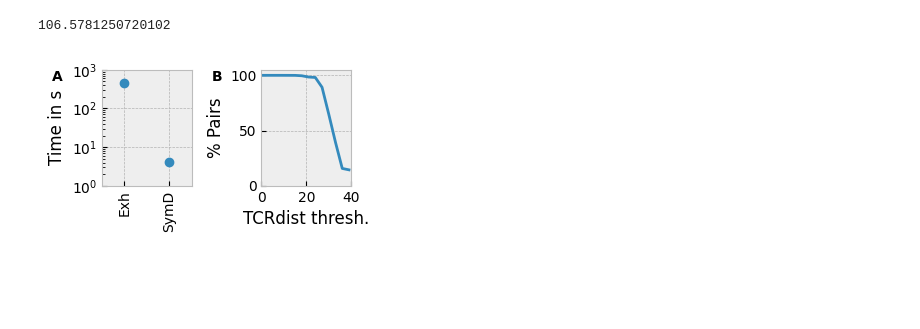
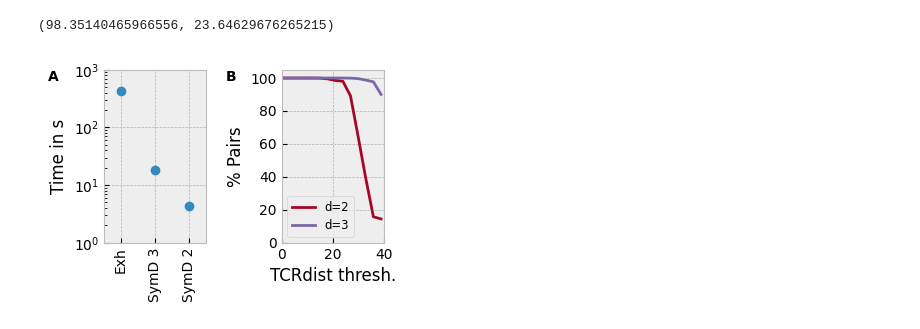
Before and after one commit to heartnetkung/XT-neighbor, a Jupyter notebook: pub/tcrdist.ipynb, the cells around one changed output. Cells and saved outputs as stored; diff of their text form; code cells hidden in the pictures; blank space fills up the shorter version.

```diff
--- a/pub/tcrdist.ipynb
+++ b/pub/tcrdist.ipynb
@@ -72,0 +73,12 @@ array([4.15846968, 4.30268693, 4.31684828])
+# %%
+neighbors_symdel3 = {dist:[] for dist in max_tcrdists}
+times_symdel3 = []
+for d in dfs:
+    told = time.time()
+    prs_nn = prs.nearest_neighbor_tcrdist(d, max_edits=3,
+                                      max_tcrdist=max_tcrdists[-1])
+    for dist in max_tcrdists:
+        neighbors_symdel3[dist].append((prs_nn[:, 2]<=dist).sum())
+    times_symdel3.append(time.time()-told)
+neighbors_symdel3 = {key: np.array(value) for key, value in neighbors_symdel3.items()}
+times_symdel3 = np.array(times_symdel3)
@@ -144,5 +160,7 @@ neighbors_exhaustive
 # %%
 fraction = np.array([neighbors_symdel[dist].sum()/neighbors_exhaustive[dist].sum() for dist in max_tcrdists])
+# %%
+fraction3 = np.array([neighbors_symdel3[dist].sum()/neighbors_exhaustive[dist].sum() for dist in max_tcrdists])
 # %%
 list(zip(max_tcrdists, fraction))
 # %% [output]
@@ -163,4 +198,4 @@ list(zip(max_tcrdists, fraction))
 # %%
-times_exhaustive.mean()/times_symdel.mean()
+times_exhaustive.mean()/times_symdel.mean(), times_exhaustive.mean()/times_symdel3.mean()
 # %% [output]
-106.5781250720102
+(98.35140465966556, 23.64629676265215)
@@ -167,18 +204,23 @@ times_exhaustive.mean()/times_symdel.mean()
 # %%
-fig, axes = plt.subplots(figsize=(3.42, 2.0), ncols=2)
-axes[0].plot(['Exh', 'SymD'], [np.mean(times_exhaustive), np.mean(times_symdel)], 'o')
+fig, axes = plt.subplots(figsize=(3.42, 2.4), ncols=2)
+axes[0].plot(['Exh', 'SymD 3', 'SymD 2'],
+             [np.mean(times_exhaustive), np.mean(times_symdel3), np.mean(times_symdel)],
+             'o', markeredgecolor=None)
 axes[0].tick_params(axis='x', labelrotation=90)
 axes[0].set_ylabel('Time in s')
 axes[0].set_yscale('log')
 axes[0].set_ylim(1, 1000)
-axes[0].set_xlim(-0.5, 1.5)
-axes[1].plot(max_tcrdists, fraction*100)
+axes[0].set_xlim(-0.5, 2.5)
+axes[1].plot(max_tcrdists, fraction*100, label='d=2', color='C1')
+axes[1].plot(max_tcrdists, fraction3*100, label='d=3', color='C2')
+axes[1].legend(fontsize='small')
 axes[1].set_xlabel('TCRdist thresh.')
 axes[1].set_ylabel('% Pairs')
 axes[1].set_ylim(0, 105)
 axes[1].set_xlim(0, 40)
-fig.tight_layout()
+fig.tight_layout(w_pad=1.5, pad=0.0)
 prs.plotting.label_axes(fig,xy=(-0.55, 1.0))
 fig.savefig('tcrdist_benchmark.pdf')
+fig.savefig('tcrdist_benchmark.svg')
 # %% [output]
-[figure, old version]
+[figure, new version]
```
Also changed, not shown: parts of 8 cells of this notebook, 1 other file.
